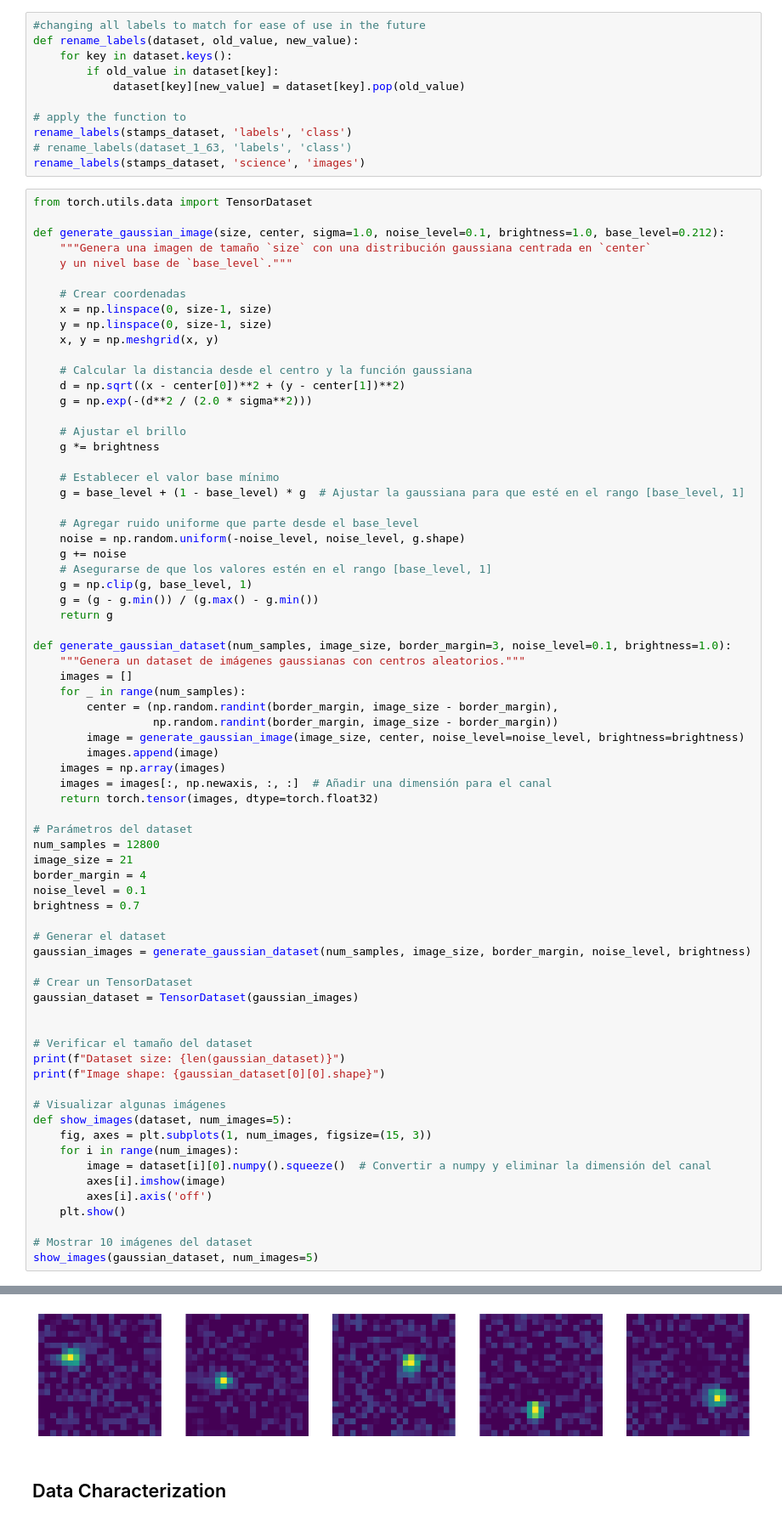
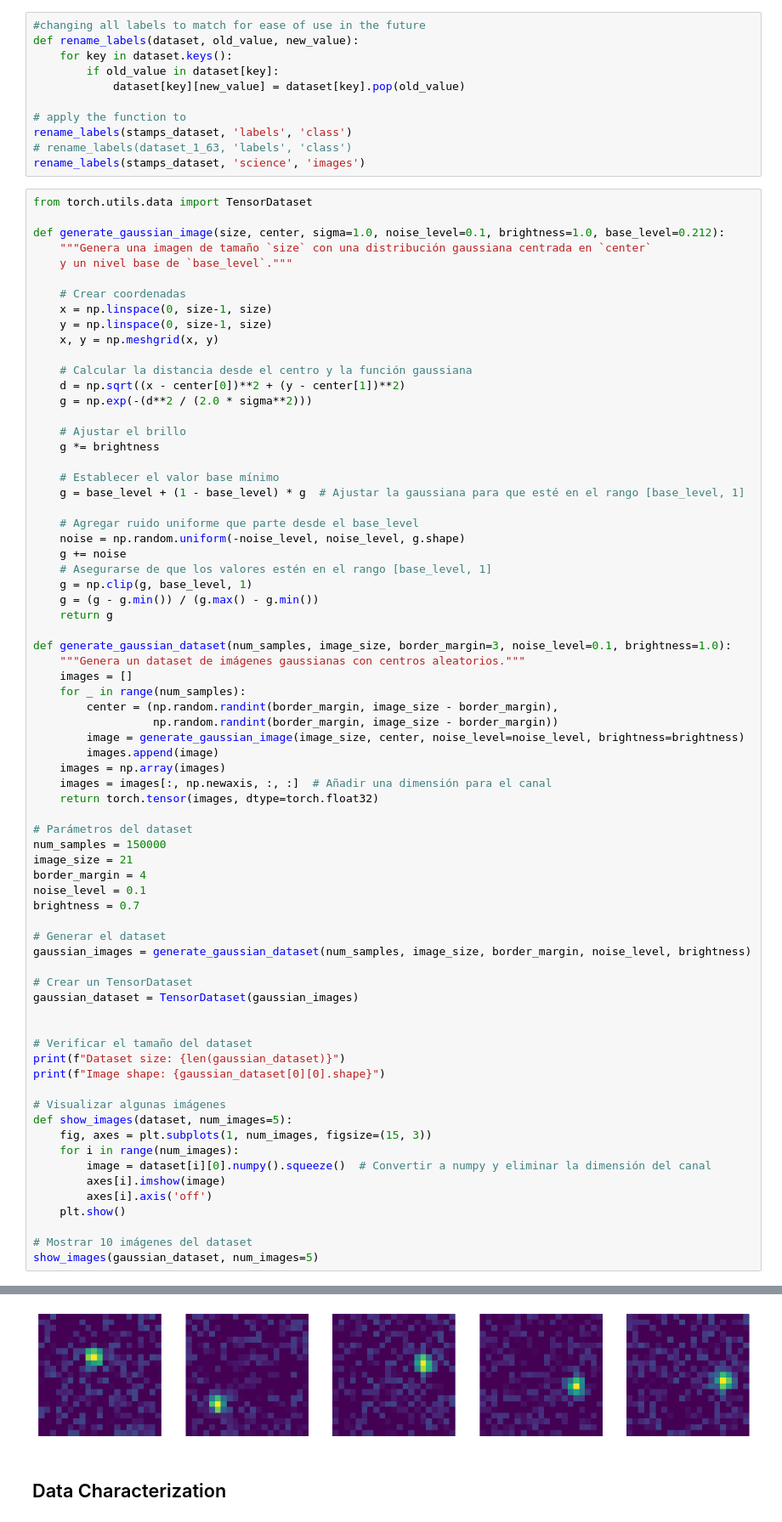
Before and after one commit to pmarconep/ZTF_alert_8a, a Jupyter notebook: proyecto.ipynb, the cells around one changed output, grey strips where cells are left out. Shown at 85% size. Cells and saved outputs as stored; diff of their text form.

```diff
--- a/proyecto.ipynb
+++ b/proyecto.ipynb
@@ -97,7 +101,7 @@ def generate_gaussian_dataset(num_samples, image_size, border_margin=3, noise_le
     return torch.tensor(images, dtype=torch.float32)
 
 # Parámetros del dataset
-num_samples = 12800
+num_samples = 150000
 image_size = 21
 border_margin = 4
 noise_level = 0.1
@@ -130,5 +134,5 @@ Dataset size: 12800
 Image shape: torch.Size([1, 21, 21])
-[figure, old version]
+[figure, new version]
 # %% [markdown]
 ## Data Characterization
 # %%
```
Also changed, not shown: parts of 11 cells of this notebook, 1 other file.
